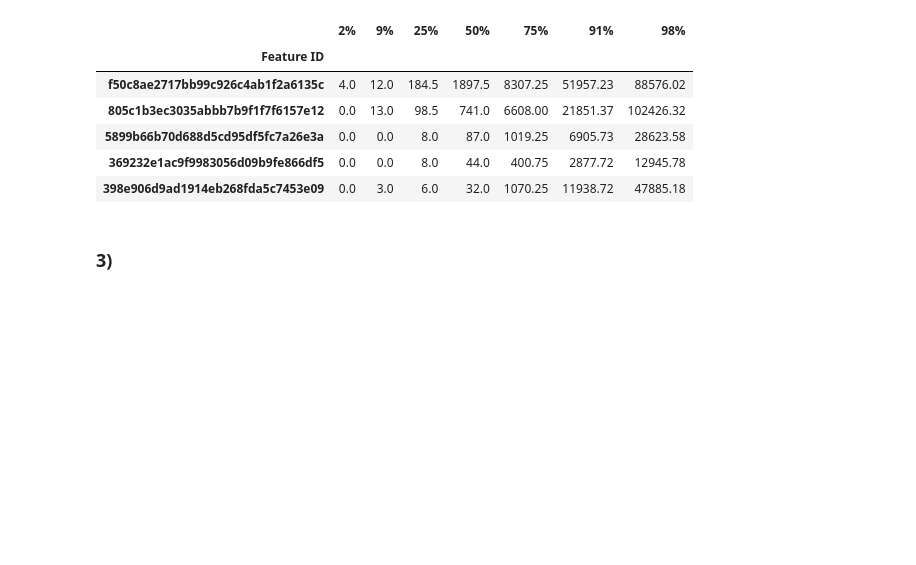
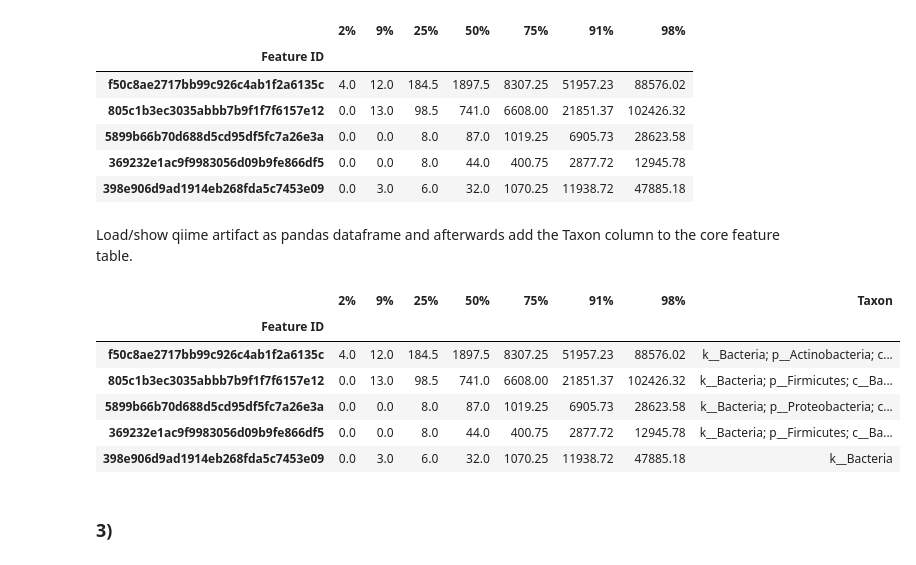
Before and after one commit to besutter1/Cheez-Eyez, a Jupyter notebook: core_microbiota.ipynb, the cells around one changed output. Cells and saved outputs as stored; diff of their text form; code cells hidden in the pictures; blank space fills up the shorter version.

```diff
--- a/core_microbiota.ipynb
+++ b/core_microbiota.ipynb
@@ -137,3 +137,5 @@ df_core_all
 | 5899b66b70d688d5cd95df5fc7a26e3a | 0.0 | 0.0 | 8.0 | 87.0 | 1019.25 | 6905.73 | 28623.58 |
 | 369232e1ac9f9983056d09b9fe866df5 | 0.0 | 0.0 | 8.0 | 44.0 | 400.75 | 2877.72 | 12945.78 |
 | 398e906d9ad1914eb268fda5c7453e09 | 0.0 | 3.0 | 6.0 | 32.0 | 1070.25 | 11938.72 | 47885.18 |
+# %% [markdown]
+Load/show qiime artifact as pandas dataframe and afterwards add the Taxon column to the core feature table.
@@ -140,3 +145,15 @@ df_core_all
+# %%
+core_all_taxa = df_core_all.join(taxa['Taxon'])
+pd.set_option('max_colwidth', 150)
+core_all_taxa
+# %% [output]
+|  | 2% | 9% | 25% | 50% | 75% | 91% | 98% | Taxon |
+| Feature ID |  |  |  |  |  |  |  |  |
+| f50c8ae2717bb99c926c4ab1f2a6135c | 4.0 | 12.0 | 184.5 | 1897.5 | 8307.25 | 51957.23 | 88576.02 | k__Bacteria; p__Actinobacteria; c... |
+| 805c1b3ec3035abbb7b9f1f7f6157e12 | 0.0 | 13.0 | 98.5 | 741.0 | 6608.00 | 21851.37 | 102426.32 | k__Bacteria; p__Firmicutes; c__Ba... |
+| 5899b66b70d688d5cd95df5fc7a26e3a | 0.0 | 0.0 | 8.0 | 87.0 | 1019.25 | 6905.73 | 28623.58 | k__Bacteria; p__Proteobacteria; c... |
+| 369232e1ac9f9983056d09b9fe866df5 | 0.0 | 0.0 | 8.0 | 44.0 | 400.75 | 2877.72 | 12945.78 | k__Bacteria; p__Firmicutes; c__Ba... |
+| 398e906d9ad1914eb268fda5c7453e09 | 0.0 | 3.0 | 6.0 | 32.0 | 1070.25 | 11938.72 | 47885.18 | k__Bacteria |
 # %% [markdown]
 ### 3)
 # %% [markdown]
```
Also changed, not shown: parts of 8 cells of this notebook.
